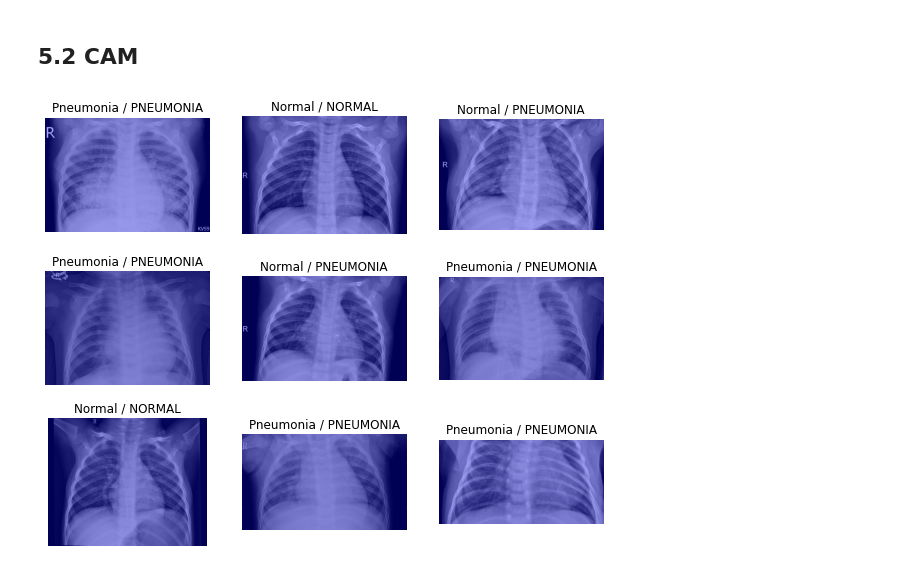
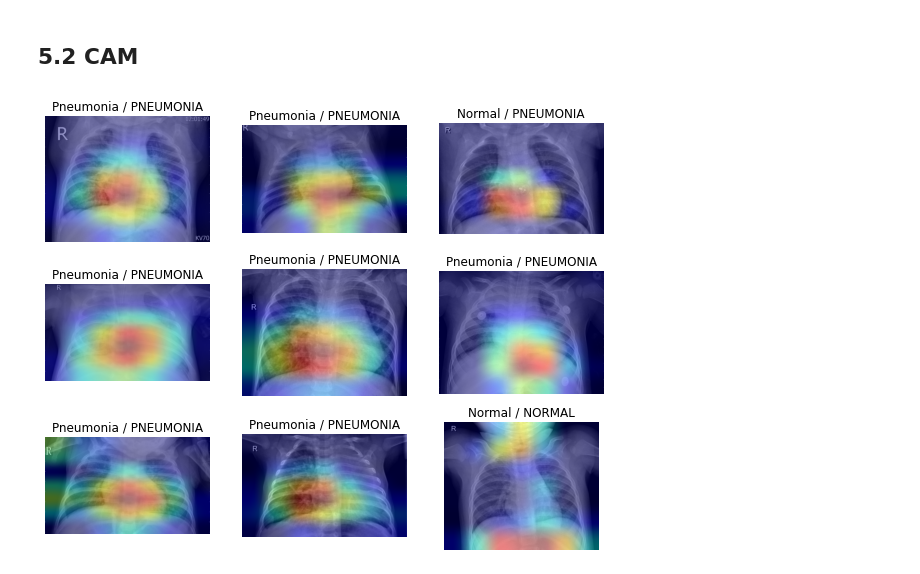
Before and after one commit to KurtKim/Aiffel, a Jupyter notebook: MAIN_QUEST/김경훈_Chest X-Ray image classification.ipynb, the cells around one changed output. Cells and saved outputs as stored; diff of their text form; code cells hidden in the pictures.

```diff
--- a/MAIN_QUEST/김경훈_Chest X-Ray image classification.ipynb
+++ b/MAIN_QUEST/김경훈_Chest X-Ray image classification.ipynb
@@ -368,11 +368,10 @@ import matplotlib.cm as cm
 
 
 def get_img_array(img_path, size):
-#     img = cv2.imread(img_path)
-#     img = cv2.resize(img, size)
     img = tf.keras.utils.load_img(img_path, target_size=size)
     array = tf.keras.utils.img_to_array(img)
     array = np.expand_dims(array, axis=0)
+    array /= 255
     return array
 
 
@@ -400,7 +399,7 @@ def make_gradcam_heatmap(img_array, model, last_conv_layer_name, pred_index=None
     return heatmap.numpy()
 
 
-def display_gradcam(img_path, heatmap, alpha=0.5):
+def display_gradcam(img_path, heatmap, alpha=0.7):
     img = tf.keras.utils.load_img(img_path)
     img = tf.keras.utils.img_to_array(img)
 
@@ -422,31 +421,31 @@ def display_gradcam(img_path, heatmap, alpha=0.5):
 # %%
 import cv2
 
 last_conv_layer_name = 'conv5_block16_2_conv'
 
 imageset = glob(test_dir + "*/*")
 random_images = [np.random.choice(imageset) for i in range(9)]
 
 plt.figure(figsize=(10,8))
 
 for i in range(9):
     plt.subplot(3, 3, i + 1)
     img_path = random_images[i]
 
     img = get_img_array(img_path, (224, 224))
-    pred = model.predict(img/255)
+    pred = model.predict(img)
 
     heatmap = make_gradcam_heatmap(img, model, last_conv_layer_name)
     simg = display_gradcam(img_path, heatmap)
 
     if (pred[0] < 0.5):
         plt.title(f'Normal / {img_path.split("/")[3]}')
     else:
         plt.title(f'Pneumonia / {img_path.split("/")[3]}')
 
     plt.imshow(simg)
     plt.axis('off')
 
 plt.show()
 # %% [output]
-[figure, old version]
+[figure, new version]
```
Also changed, not shown: parts of 1 cell of this notebook.
